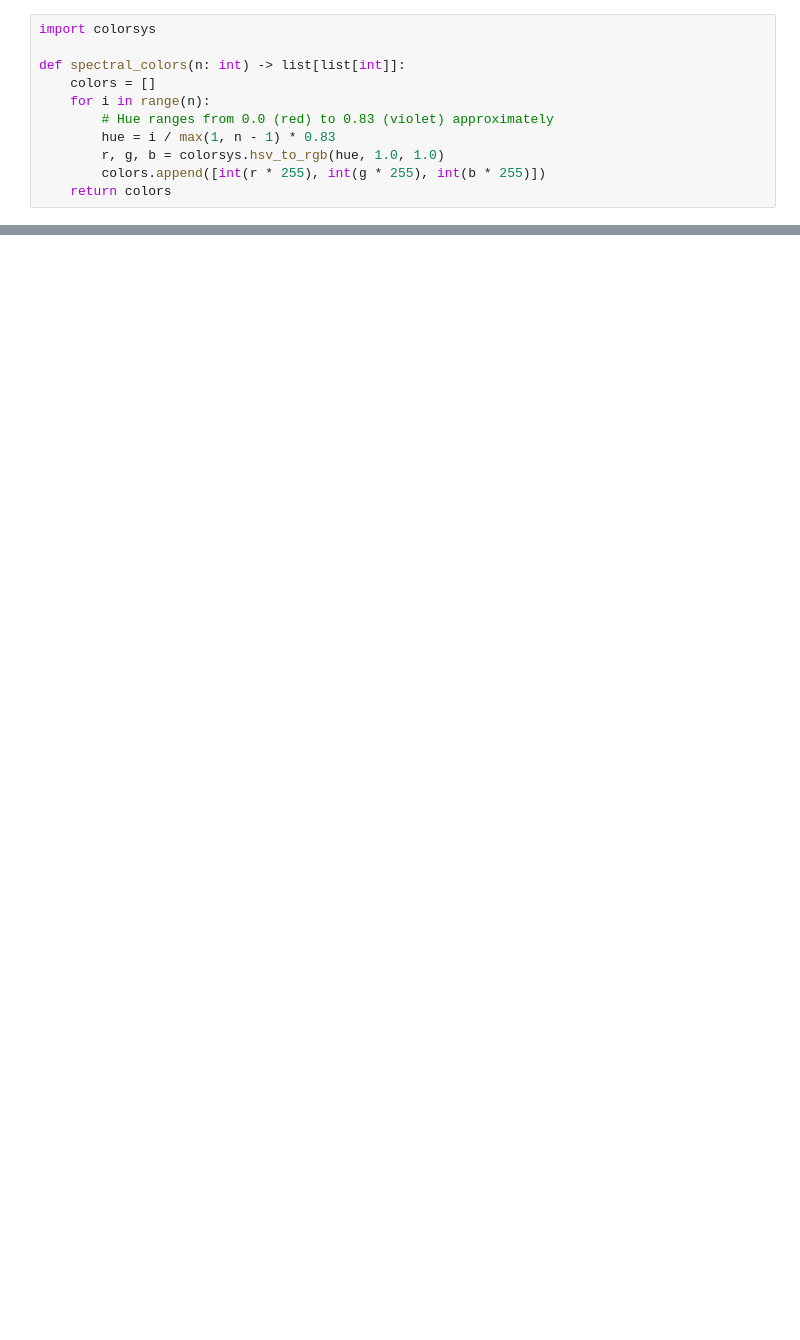
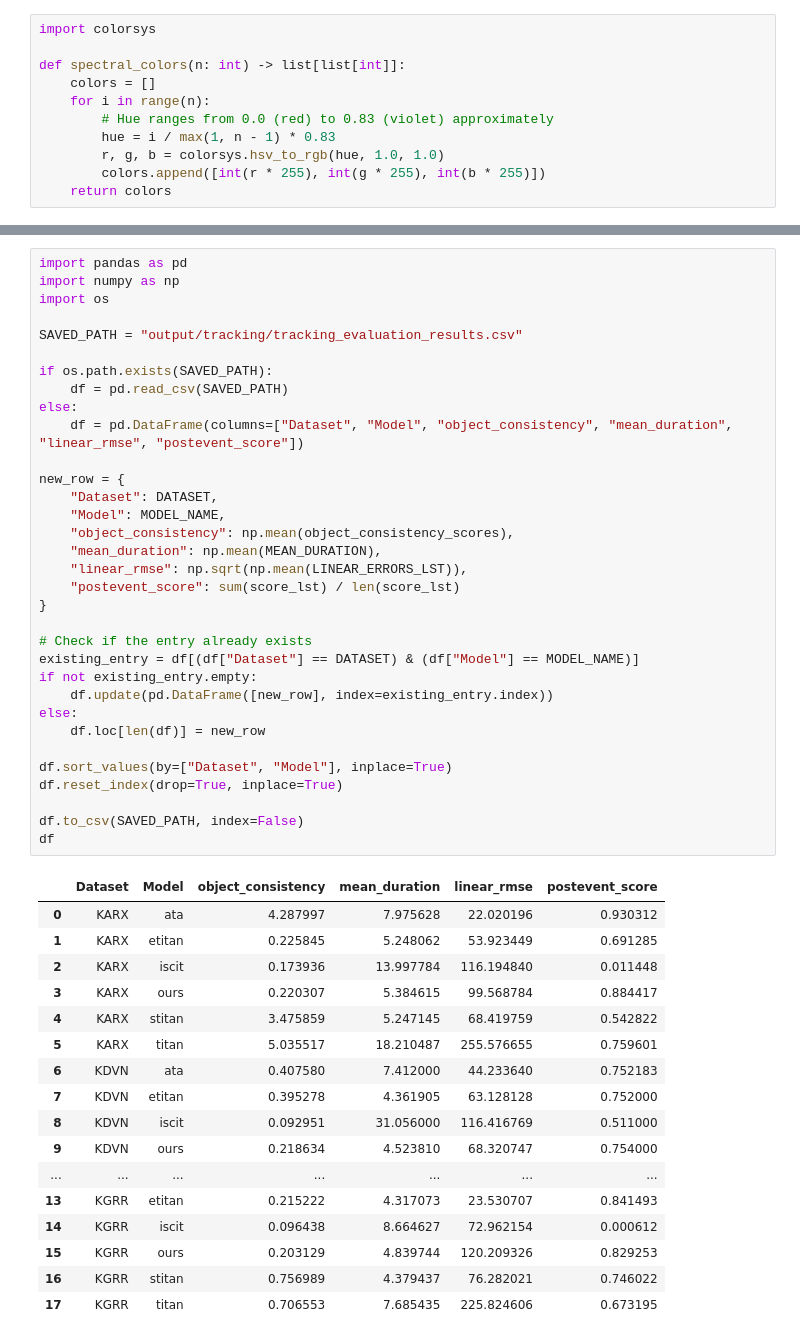
Before and after one commit to quochieu586/Thunderstorm-Nowcasting-Geometry-Topology-Approach, a Jupyter notebook: experimental_notebooks/etitan_model.ipynb, the cells around one changed output, grey strips where cells are left out. Cells and saved outputs as stored; diff of their text form; blank space fills up the shorter version.

```diff
--- a/experimental_notebooks/etitan_model.ipynb
+++ b/experimental_notebooks/etitan_model.ipynb
@@ -470,0 +478,51 @@ Storm 8: Number of movement history records: 0
+# %%
+import pandas as pd
+import numpy as np
+import os
+
+SAVED_PATH = "output/tracking/tracking_evaluation_results.csv"
+
+if os.path.exists(SAVED_PATH):
+    df = pd.read_csv(SAVED_PATH)
+else:
+    df = pd.DataFrame(columns=["Dataset", "Model", "object_consistency", "mean_duration", "linear_rmse", "postevent_score"])
+
+new_row = {
+    "Dataset": DATASET,
+    "Model": MODEL_NAME,
+    "object_consistency": np.mean(object_consistency_scores),
+    "mean_duration": np.mean(MEAN_DURATION),
+    "linear_rmse": np.sqrt(np.mean(LINEAR_ERRORS_LST)),
+    "postevent_score": sum(score_lst) / len(score_lst)
+}
+
+# Check if the entry already exists
+existing_entry = df[(df["Dataset"] == DATASET) & (df["Model"] == MODEL_NAME)]
+if not existing_entry.empty:
+    df.update(pd.DataFrame([new_row], index=existing_entry.index))
+else:
+    df.loc[len(df)] = new_row
+
+df.sort_values(by=["Dataset", "Model"], inplace=True)
+df.reset_index(drop=True, inplace=True)
+
+df.to_csv(SAVED_PATH, index=False)
+df
+# %% [output]
+|  | Dataset | Model | object_consistency | mean_duration | linear_rmse | postevent_score |
+| 0 | KARX | ata | 4.287997 | 7.975628 | 22.020196 | 0.930312 |
+| 1 | KARX | etitan | 0.225845 | 5.248062 | 53.923449 | 0.691285 |
+| 2 | KARX | iscit | 0.173936 | 13.997784 | 116.194840 | 0.011448 |
+| 3 | KARX | ours | 0.220307 | 5.384615 | 99.568784 | 0.884417 |
+| 4 | KARX | stitan | 3.475859 | 5.247145 | 68.419759 | 0.542822 |
+| 5 | KARX | titan | 5.035517 | 18.210487 | 255.576655 | 0.759601 |
+| 6 | KDVN | ata | 0.407580 | 7.412000 | 44.233640 | 0.752183 |
+| 7 | KDVN | etitan | 0.395278 | 4.361905 | 63.128128 | 0.752000 |
+| 8 | KDVN | iscit | 0.092951 | 31.056000 | 116.416769 | 0.511000 |
+| 9 | KDVN | ours | 0.218634 | 4.523810 | 68.320747 | 0.754000 |
+| ... | ... | ... | ... | ... | ... | ... |
+| 13 | KGRR | etitan | 0.215222 | 4.317073 | 23.530707 | 0.841493 |
+| 14 | KGRR | iscit | 0.096438 | 8.664627 | 72.962154 | 0.000612 |
+| 15 | KGRR | ours | 0.203129 | 4.839744 | 120.209326 | 0.829253 |
+| 16 | KGRR | stitan | 0.756989 | 4.379437 | 76.282021 | 0.746022 |
+| 17 | KGRR | titan | 0.706553 | 7.685435 | 225.824606 | 0.673195 |
```
Also changed, not shown: parts of 17 cells of this notebook, 28 other files.
